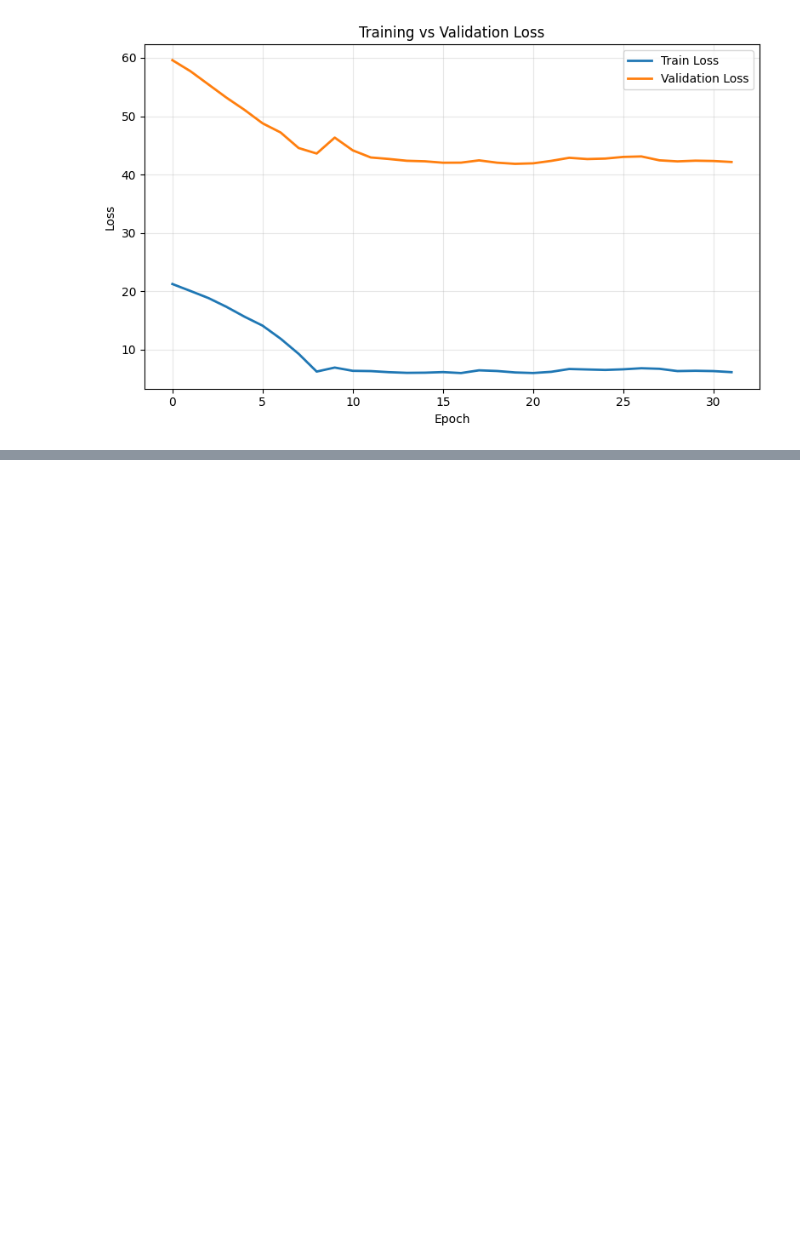
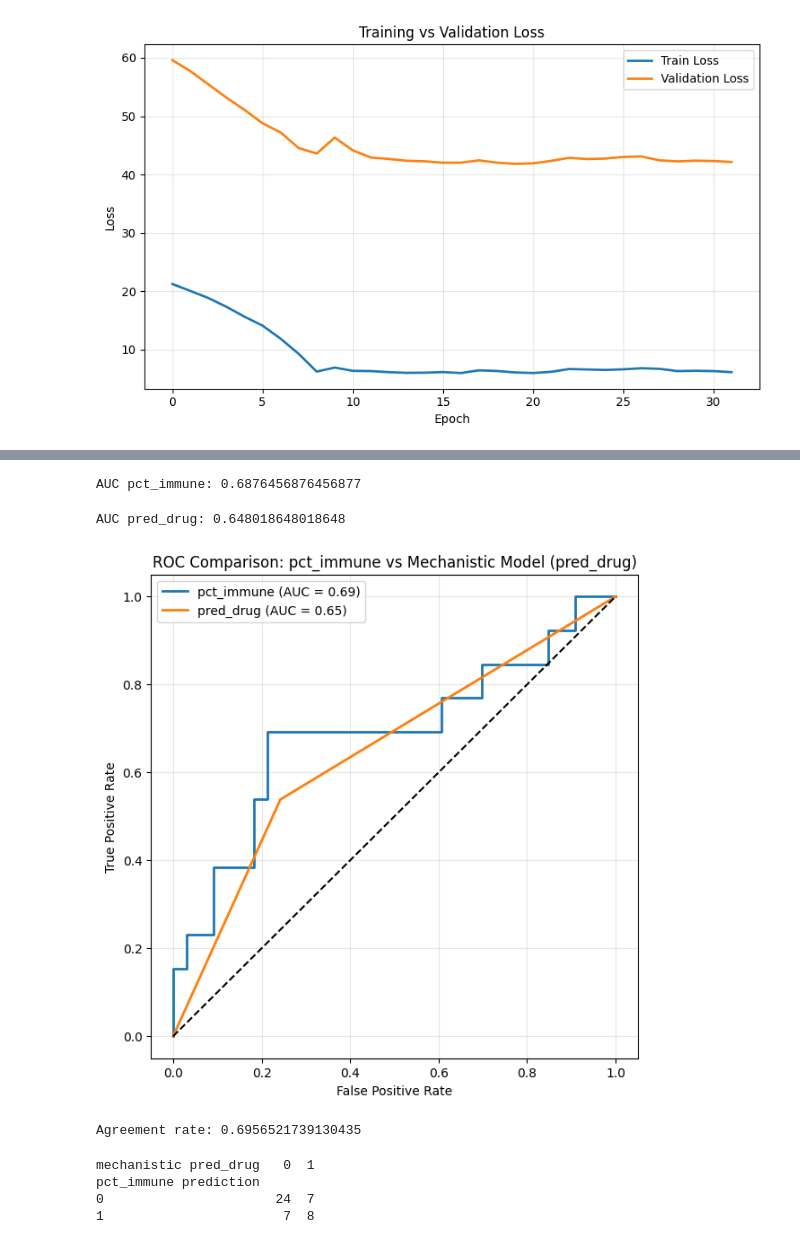
Before and after one commit to james-bole-pan/cancer-immune-simulations, a Jupyter notebook: data_preprocessing_notebooks/notebook_preprocessing_nature_immunology.ipynb, the cells around one changed output, grey strips where cells are left out. Saved outputs shown, nothing was run; the diff lists cells and outputs as text; code cells hidden in the pictures; blank space fills up the shorter version.

```diff
--- a/data_preprocessing_notebooks/notebook_preprocessing_nature_immunology.ipynb
+++ b/data_preprocessing_notebooks/notebook_preprocessing_nature_immunology.ipynb
@@ -464,0 +661,4 @@ plt.show()
+# %%
+model_prediction = "/Users/jamesbolepan/Documents/cancer-immune-simulations/final_report_drug_modeling_counterfactual_minpath/per_sample_predictions.csv"
+df_model = pd.read_csv(model_prediction)
+df_model = df_model[["sample_id", "pred_drug", "y_true"]]
@@ -464,0 +674,9 @@ plt.show()
+# %%
+# Make sure slide ID columns match
+df_model = df_model.rename(columns={"sample_id": "Slide.id.Ab"})
+
+# Merge with pct_immune dataframe
+df_compare = merged_df.merge(df_model, on="Slide.id.Ab", how="inner")
+
+print(df_compare.head())
+print(df_compare.shape)
@@ -464,0 +698,52 @@ plt.show()
+# %%
+y_true = df_compare["response_binary"].values
+
+# AUC for pct_immune
+fpr1, tpr1, thr1 = roc_curve(y_true, df_compare["pct_immune"])
+auc_immune = auc(fpr1, tpr1)
+print("AUC pct_immune:", auc_immune)
+# %% [output]
+AUC pct_immune: 0.6876456876456877
+# %%
+# AUC for model prediction
+fpr2, tpr2, thr2 = roc_curve(y_true, df_compare["pred_drug"])
+auc_pred = auc(fpr2, tpr2)
+print("AUC pred_drug:", auc_pred)
+# %% [output]
+AUC pred_drug: 0.648018648018648
+# %%
+plt.figure(figsize=(7,7))
+
+plt.plot(fpr1, tpr1, label=f"pct_immune (AUC = {auc_immune:.2f})", lw=2)
+plt.plot(fpr2, tpr2, label=f"pred_drug (AUC = {auc_pred:.2f})", lw=2)
+
+plt.plot([0,1],[0,1],'k--')
+plt.xlabel("False Positive Rate")
+plt.ylabel("True Positive Rate")
+plt.title("ROC Comparison: pct_immune vs Mechanistic Model (pred_drug)")
+plt.legend()
+plt.grid(alpha=0.3)
+plt.show()
+# %% [output]
+[figure, added]
+# %%
+agree = (df_compare["predicted_response"] == df_compare["pred_drug"]).mean()
+print("Agreement rate:", agree)
+# %% [output]
+Agreement rate: 0.6956521739130435
+# %%
+import pandas as pd
+
+cm = pd.crosstab(
+    df_compare["predicted_response"],
+    df_compare["pred_drug"],
+    rownames=["pct_immune prediction"],
+    colnames=["mechanistic pred_drug"]
+)
+
+print(cm)
+# %% [output]
+mechanistic pred_drug   0  1
+pct_immune prediction
+0                      24  7
+1                       7  8
```
Also changed, not shown: parts of 15 cells of this notebook.
